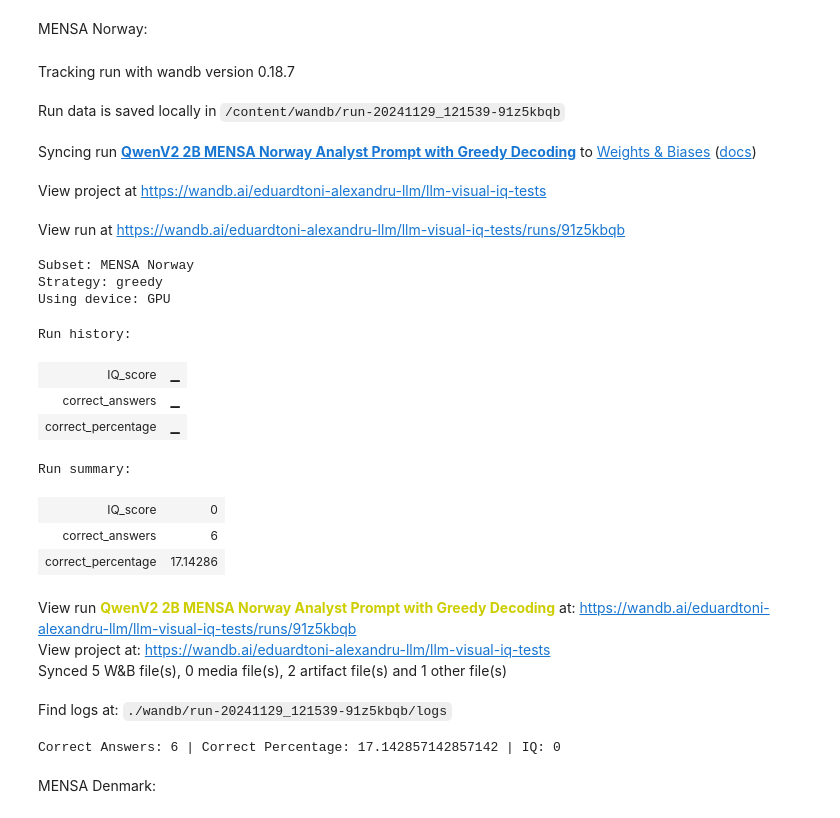
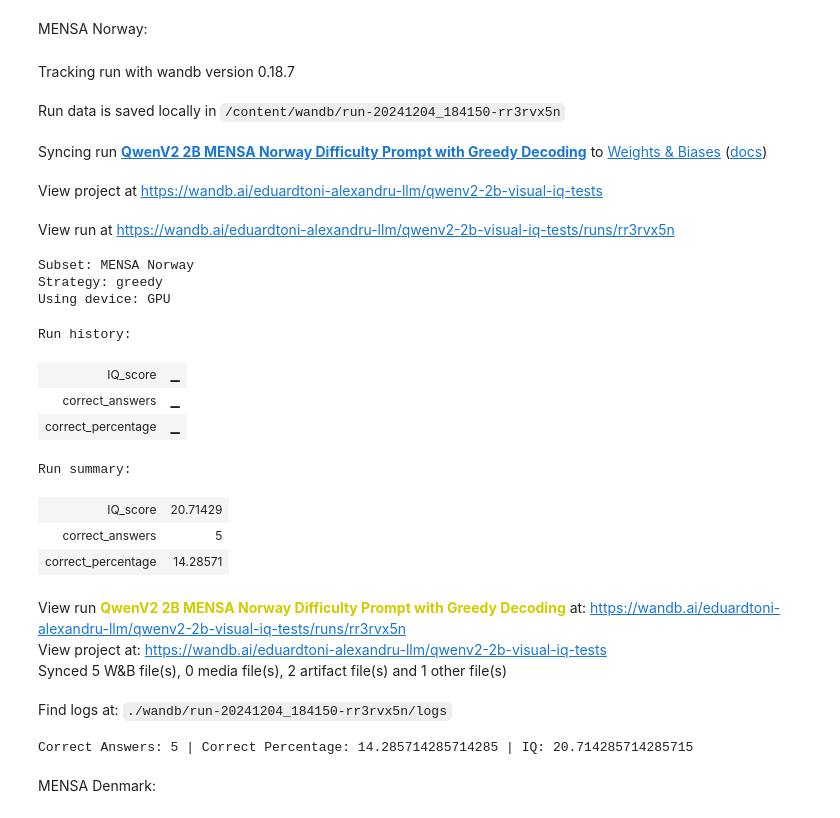
Before and after one commit to eduardalexandrut/llm-iq-test, a Jupyter notebook: LLM_visual_iq_test.ipynb, the cells around one changed output. Drawn from its saved outputs; the diff is of its cells as text; code cells hidden in the pictures.

Commit message:
Tested QwenV2 2B.

```diff
--- a/LLM_visual_iq_test.ipynb
+++ b/LLM_visual_iq_test.ipynb
@@ -208,7 +208,7 @@ def test_split(dataset, model=None, prompt=None, processor=None, **params):
     decoding_strategy = params.get('decoding_strategy', 'greedy')
     top_p = params.get('top_p', 0.9)
     num_beams = params.get('num_beams', 2)
-    max_new_tokens = params.get('max_new_tokens', 512)
+    max_new_tokens = params.get('max_new_tokens', 1024)
     device = params.get('device', 'GPU')
 
     # Select the dataset split
@@ -986,48 +978,48 @@ MENSA Norway:
 
 params = {'decoding_strategy':'greedy','subset':'MENSA Norway'}
 wandb.init(
-    project="llm-visual-iq-tests",
+    project="qwenv2-2b-visual-iq-tests",
     name="QwenV2 2B MENSA Norway Difficulty Prompt with Greedy Decoding",
     config={
         "model":"QwenV2 2B",
         "subset": params["subset"],
         "decoding_strategy": params["decoding_strategy"],
         "device": "cuda",
         "prompt":"difficulty_prompt"
     },
 )
 
 
 mensa_norway_answers = test_split(dataset, model, prompts['difficulty_prompt'], processor, **params)
 mensa_norway_score = get_score(mensa_norway_answers, dataset)
 # Log to W&B
 log_answers_to_wandb(mensa_norway_answers, mensa_norway_score)
 
 # Finish the W&B run
 wandb.finish()
 print(f'Correct Answers: {mensa_norway_score[0]} | Correct Percentage: {mensa_norway_score[1]} | IQ: {mensa_norway_score[2]}' )
 # %% [output]
 Tracking run with wandb version 0.18.7
-Run data is saved locally in /content/wandb/run-20241129_121539-91z5kbqb
+Run data is saved locally in /content/wandb/run-20241204_184150-rr3rvx5n
-Syncing run QwenV2 2B MENSA Norway Analyst Prompt with Greedy Decoding to Weights & Biases (docs)
+Syncing run QwenV2 2B MENSA Norway Difficulty Prompt with Greedy Decoding to Weights & Biases (docs)
-View project at https://wandb.ai/eduardtoni-alexandru-llm/llm-visual-iq-tests
+View project at https://wandb.ai/eduardtoni-alexandru-llm/qwenv2-2b-visual-iq-tests
-View run at https://wandb.ai/eduardtoni-alexandru-llm/llm-visual-iq-tests/runs/91z5kbqb
+View run at https://wandb.ai/eduardtoni-alexandru-llm/qwenv2-2b-visual-iq-tests/runs/rr3rvx5n
 Subset: MENSA Norway
 Strategy: greedy
 Using device: GPU
 Run history:
 | IQ_score | ▁ |
 | correct_answers | ▁ |
 | correct_percentage | ▁ |
 Run summary:
-| IQ_score | 0 |
-| correct_answers | 6 |
-| correct_percentage | 17.14286 |
+| IQ_score | 20.71429 |
+| correct_answers | 5 |
+| correct_percentage | 14.28571 |
-View run QwenV2 2B MENSA Norway Analyst Prompt with Greedy Decoding at: https://wandb.ai/eduardtoni-alexandru-llm/llm-visual-iq-tests/runs/91z5kbqb
-View project at: https://wandb.ai/eduardtoni-alexandru-llm/llm-visual-iq-tests
+View run QwenV2 2B MENSA Norway Difficulty Prompt with Greedy Decoding at: https://wandb.ai/eduardtoni-alexandru-llm/qwenv2-2b-visual-iq-tests/runs/rr3rvx5n
+View project at: https://wandb.ai/eduardtoni-alexandru-llm/qwenv2-2b-visual-iq-tests
 Synced 5 W&B file(s), 0 media file(s), 2 artifact file(s) and 1 other file(s)
-Find logs at: ./wandb/run-20241129_121539-91z5kbqb/logs
+Find logs at: ./wandb/run-20241204_184150-rr3rvx5n/logs
-Correct Answers: 6 | Correct Percentage: 17.142857142857142 | IQ: 0
+Correct Answers: 5 | Correct Percentage: 14.285714285714285 | IQ: 20.714285714285715
 # %% [markdown]
 MENSA Denmark:
 # %%
```
Also changed, not shown: parts of 24 cells of this notebook.
